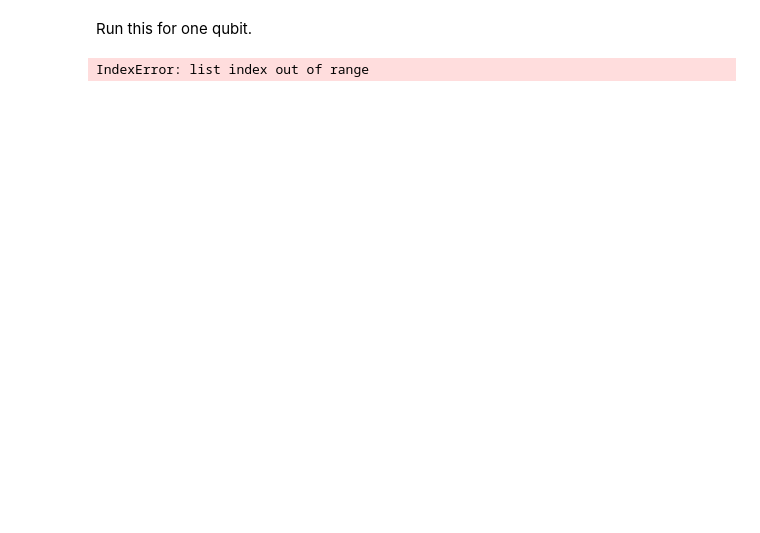
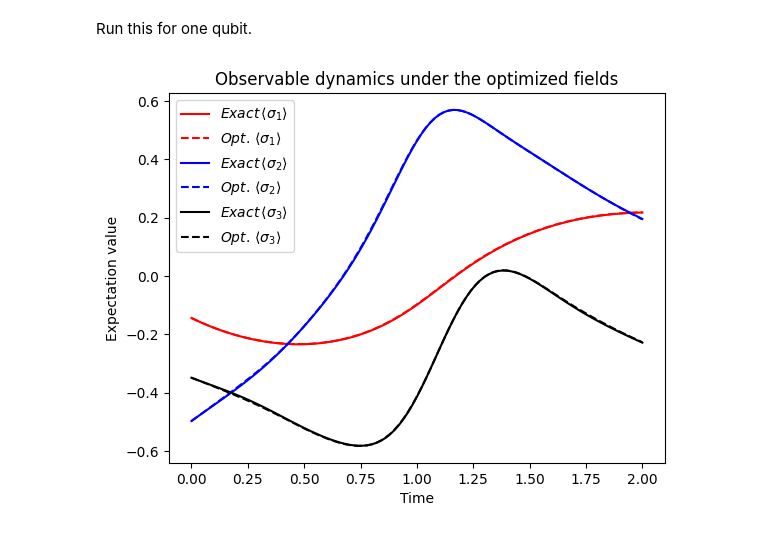
Before and after one commit to martinjimenez388/my-first-proyect, a Jupyter notebook: Examples/PINNverse_TimeDepCtrlFlds_1qubit.ipynb, the cells around one changed output. Drawn from its saved outputs; the diff is of its cells as text; code cells hidden in the pictures; blank space fills up the shorter version.

```diff
--- a/Examples/PINNverse_TimeDepCtrlFlds_1qubit.ipynb
+++ b/Examples/PINNverse_TimeDepCtrlFlds_1qubit.ipynb
@@ -624,7 +627,7 @@ Exact decay rates: [0.45, 0.3, 0.45, 0.3]
 # %% [markdown]
 Run this for one qubit.
 # %%
-istate = nist+1
+istate = nist-1
 
 if (Nqb==1):
 
@@ -657,31 +660,31 @@ else:
 
   for i in range(3):
       H.append([bas2q[i], ctrls[:, i]]) # QuTiP uses cubic spline interpolation for field_data
 
   for i in range(3):
       H.append([qt.tensor(bas1q[i+1], qt.qeye(2)), ctrls[:, i+3]])
 
   c_ops = []
   c_ops.append(np.sqrt(gam_opt[0])*qt.tensor(qt.qeye(2), qt.sigmaz()))
   c_ops.append(np.sqrt(gam_opt[1])*qt.tensor(qt.qeye(2), qt.sigmam()))
   c_ops.append(np.sqrt(gam_opt[2])*qt.tensor(qt.sigmaz(), qt.qeye(2)))
   c_ops.append(np.sqrt(gam_opt[3])*qt.tensor(qt.sigmam(), qt.qeye(2)))
 
   opts = {'store_states':True, 'atol':1.e-8, 'rtol':1.e-6}
 
   result_opt = qt.mesolve(H, rho0, t_points, e_ops=bas2q, c_ops=c_ops, options=opts)
 
   fig, ax = plt.subplots()
   for i in range(9,13):#range(Liedim):
     c = plt.gca()._get_lines.get_next_color()
     ax.plot(t_points, Obsdat[istate][i], label=fr"$Exact \, \langle \alpha_{i+1} \rangle$", color=c)
     ax.plot(t_points, result_opt.expect[i], label=fr"$Opt. \, \langle \alpha_{i+1} \rangle$", color=c, linestyle='--')
     #ax.plot(t_points, X_[:,Liedim*istate + i], label=fr"$NN \langle \sigma_{i+1} \rangle$", color=colors[i], linestyle='--')
 
   ax.set_xlabel("Time")
   ax.set_ylabel("Expectation value")
   ax.legend()
   plt.title('Observable dynamics under the optimized fields')
   plt.show()
 # %% [output]
-IndexError: list index out of range
+[figure, added]
```
Also changed, not shown: parts of 10 cells of this notebook, 2 other files.
